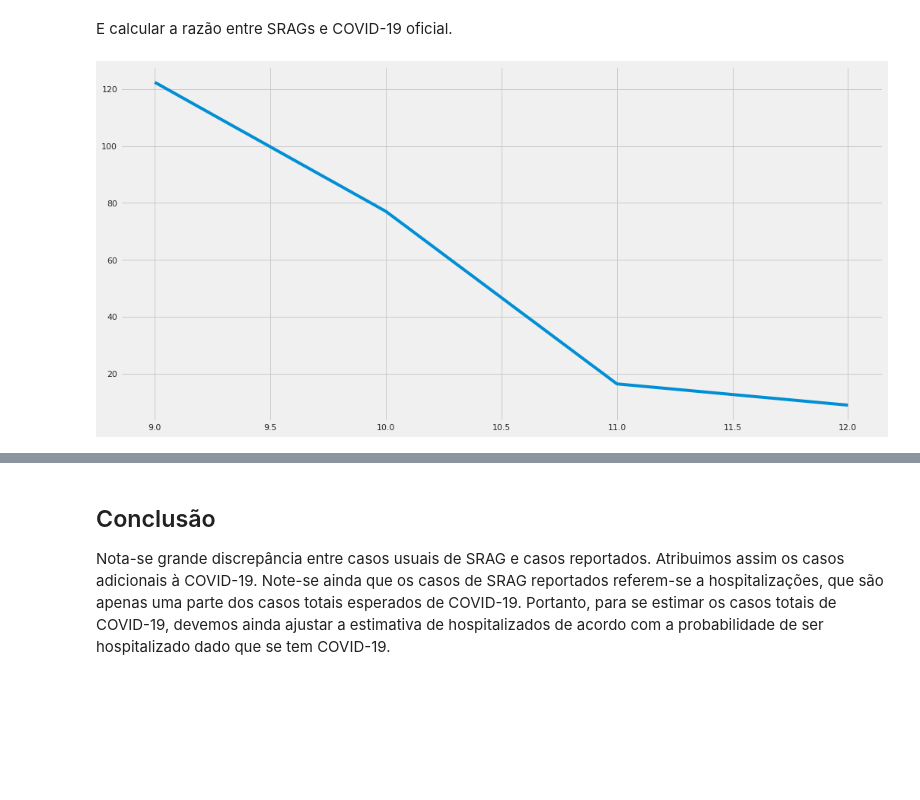
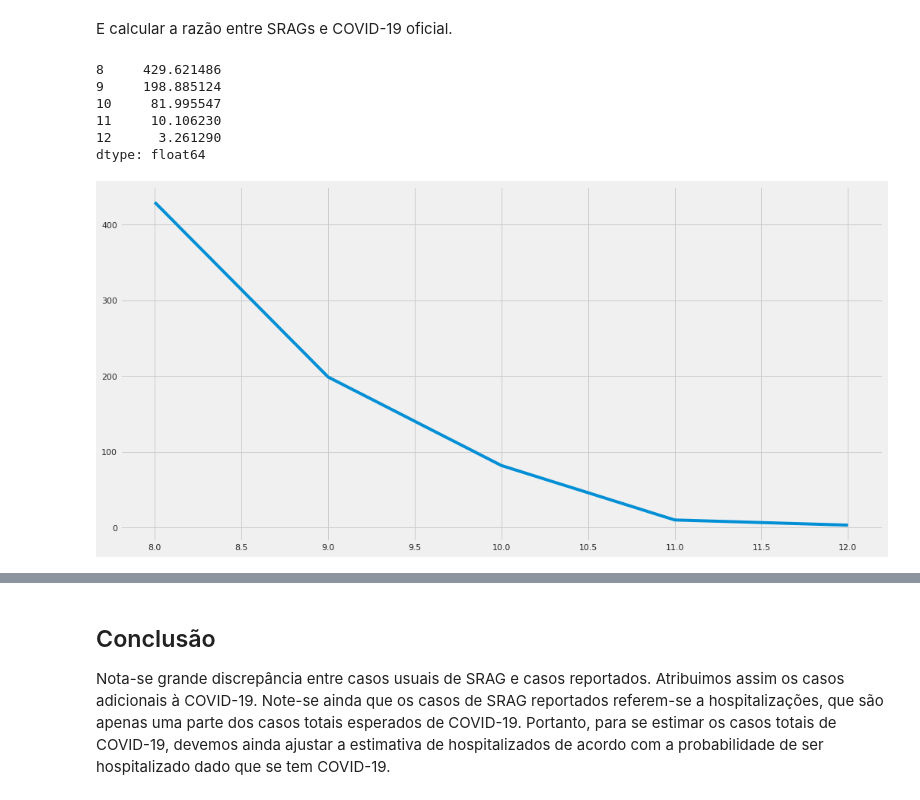
Before and after one commit to funcional-health-analytics/covid19-analytics, a Jupyter notebook: notebooks/eda_srag.ipynb, the cells around one changed output, grey strips where cells are left out. Cells and saved outputs as stored; diff of their text form; code cells hidden in the pictures; blank space fills up the shorter version.

```diff
--- a/notebooks/eda_srag.ipynb
+++ b/notebooks/eda_srag.ipynb
@@ -142,7 +142,7 @@ years
 array([2009, 2010, 2011, 2012, 2013, 2014, 2015, 2016, 2017, 2018, 2019,
        2020])
 # %%
-intervention_week = (len(years) - 1) * 52 + 1 # all years, except the lat one, plus a week
+intervention_week = (len(years) - 1) * 52  # all years, except the last one
 print("Intervention week:", intervention_week)
 pre_period = [0, intervention_week]
 post_period = [intervention_week+1, 585]
@@ -184,0 +175,3 @@ df_causal_effect.head()
+# %%
+df_causal_effect_1 = ci.inferences.dropna()[['point_effects', 'point_effects_lower', 'point_effects_upper']]
+df_causal_effect_1#.head()
@@ -201,10 +204,18 @@ ax = sns.lineplot(data=df_comparison_2, dashes=False)
 # %% [markdown]
 E calcular a razão entre SRAGs e COVID-19 oficial.
 # %%
-s_a = df_causal_effect['post_cum_effects'].reset_index(drop=True)
+s_a = df_causal_effect_1['point_effects'].reset_index(drop=True)
 s_b =  df_covid_target['new_cases'].reset_index(drop=True)
-s_ratio = (s_a/s_b)
-ax = sns.lineplot(data=s_ratio[s_ratio > 0],
+s_ratio_1 = (s_a/s_b)
+s_ratio_1 = s_ratio_1[(s_ratio_1 != np.inf) & (s_ratio_1 != -np.inf)].dropna()
+ax = sns.lineplot(data=s_ratio_1,
                   dashes=False)
+s_ratio_1
 # %% [output]
+8     429.621486
+9     198.885124
+10     81.995547
+11     10.106230
+12      3.261290
+dtype: float64
-[figure, old version]
+[figure, new version]
```
Also changed, not shown: parts of 15 cells of this notebook, 1 other file.
